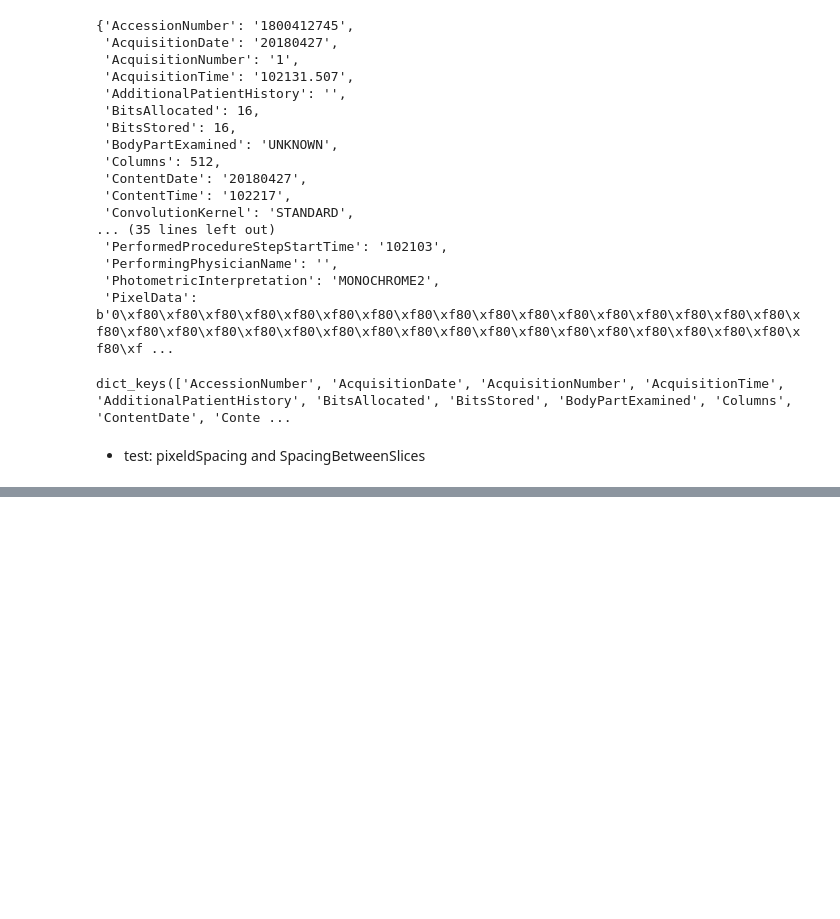
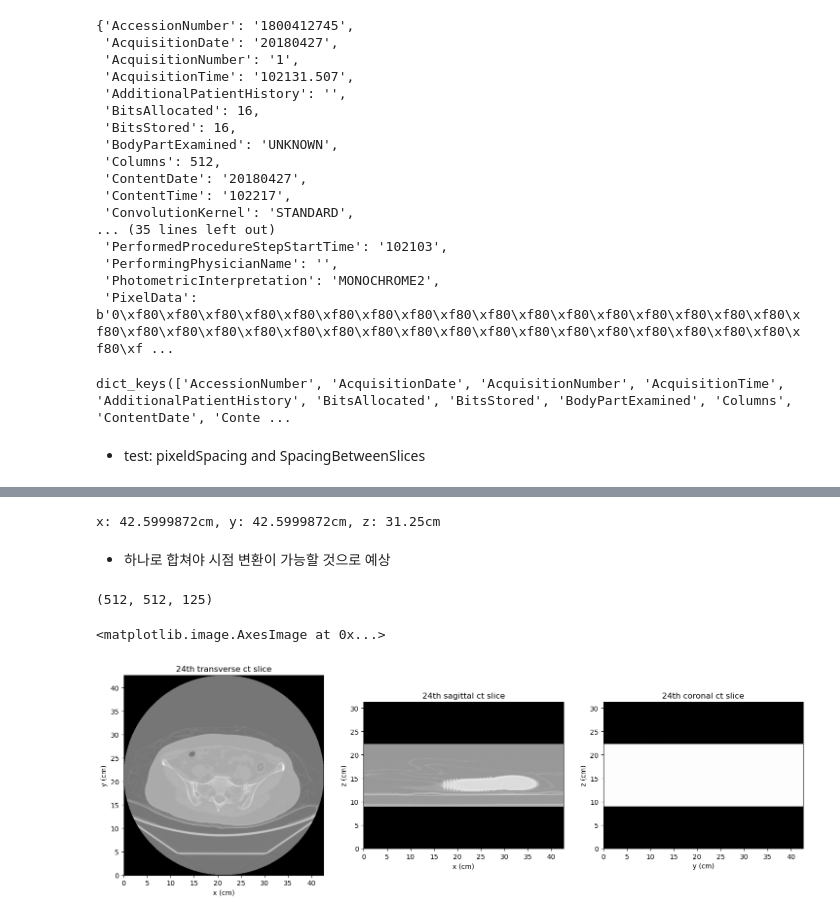
Before and after one commit to be-garam/MedicalImage, a Jupyter notebook: Task3.ipynb, the cells around one changed output, grey strips where cells are left out. Drawn from its saved outputs; the diff is of its cells as text; code cells hidden in the pictures; blank space fills up the shorter version.

```diff
--- a/Task3.ipynb
+++ b/Task3.ipynb
@@ -98,0 +105,45 @@ AttributeError: 'FileDataset' object has no attribute 'SpacingBetweenSlices'
+# %%
+x = dx*ct_slice_0.pixel_array.shape[1]/10
+y = dy*ct_slice_0.pixel_array.shape[0]/10
+z = dz*len(dcm_ct_l)/10
+print(f"x: {x}cm, y: {y}cm, z: {z}cm")
+# %% [output]
+x: 42.5999872cm, y: 42.5999872cm, z: 31.25cm
+# %% [markdown]
+- 하나로 합쳐야 시점 변환이 가능할 것으로 예상
+# %%
+ct_l = []
+for dcm in dcm_ct_l:
+    ct_dcm = pydicom.dcmread(dcm_path + dcm)
+    ct_l.append(pydicom.dcmread(dcm_path + dcm).pixel_array)
+ct_a = np.dstack(ct_l)
+ct_a.shape
+# %% [output]
+(512, 512, 125)
+# %%
+ind = 24
+# %%
+transverse_slice = ct_a[:, :, ind]
+sagittal_slice = ct_a[:, ind, :]
+coronal_slice = ct_a[ind, :, :]
+# %%
+# draw dcm file's 24 index slice
+plt.figure(figsize=(18,6))
+plt.subplot(131)
+plt.title('24th transverse ct slice')
+plt.xlabel('x (cm)')
+plt.ylabel('y (cm)')
+plt.imshow(transverse_slice, cmap='gray', extent=[0,x,0,y])
+plt.subplot(132)
+plt.title('24th sagittal ct slice')
+plt.xlabel('x (cm)')
+plt.ylabel('z (cm)')
+plt.imshow(sagittal_slice, cmap='gray', extent=[0,x,0,z])
+plt.subplot(133)
+plt.title('24th coronal ct slice')
+plt.xlabel('y (cm)')
+plt.ylabel('z (cm)')
+plt.imshow(coronal_slice, cmap='gray', extent=[0,y,0,z])
+# %% [output]
+<matplotlib.image.AxesImage at 0x...>
+[figure, added]
```
Also changed, not shown: parts of 25 cells of this notebook, 2 other files.
